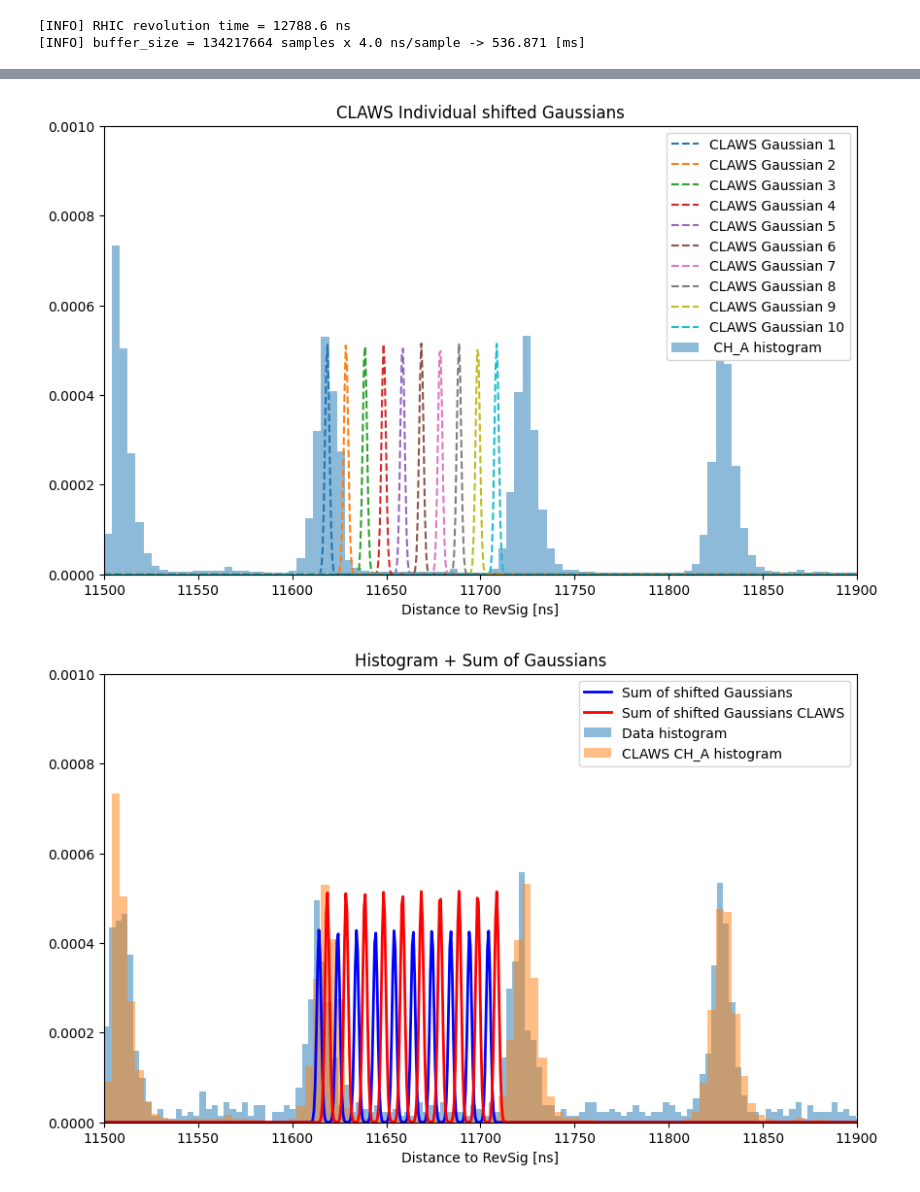
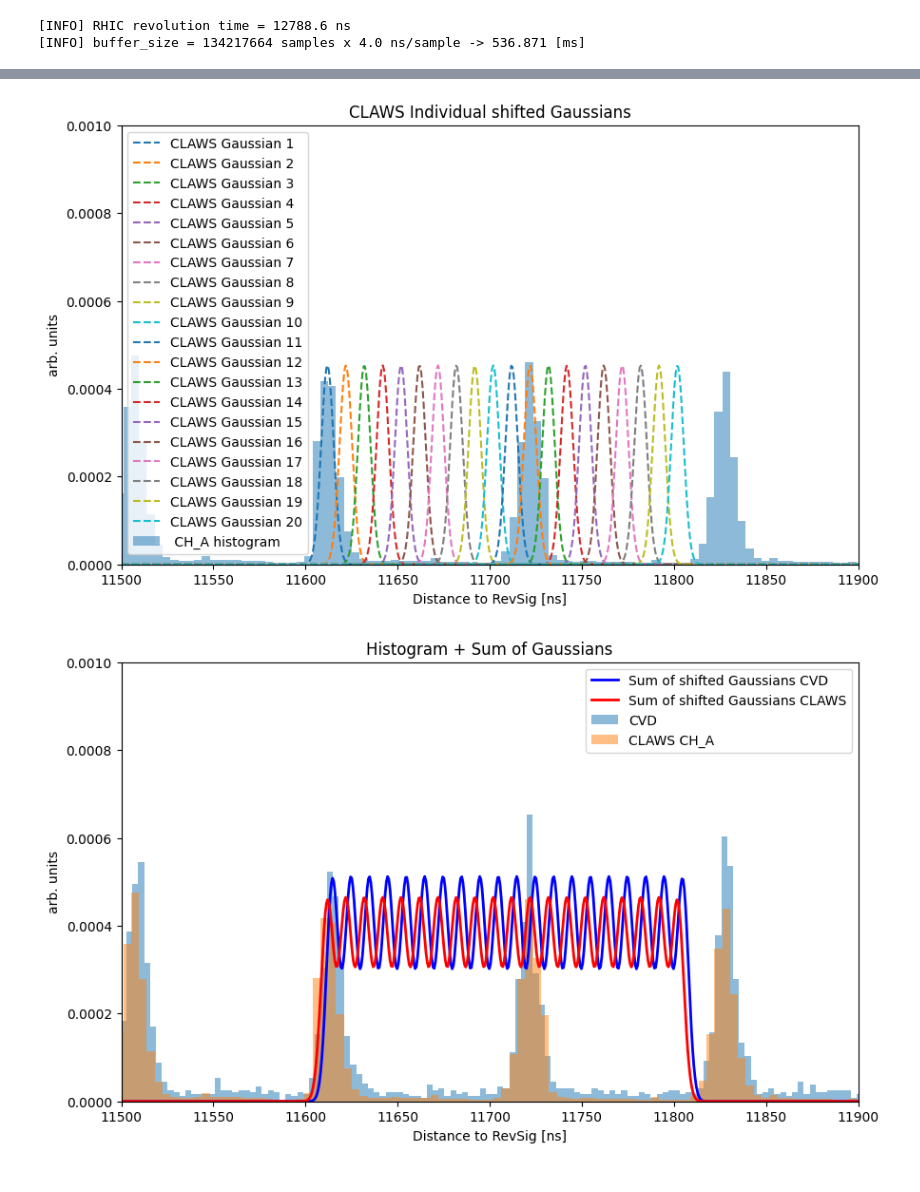
Before and after one commit to mohaas33/rhic_blm_daq, a Jupyter notebook: RHIC_BLM_2025_AuAu.ipynb, the cells around one changed output, grey strips where cells are left out. Saved outputs shown, nothing was run; the diff lists cells and outputs as text; code cells hidden in the pictures.

Commit message:
Adding more CLAWS distributions

```diff
--- a/RHIC_BLM_2025_AuAu.ipynb
+++ b/RHIC_BLM_2025_AuAu.ipynb
@@ -23,7 +23,7 @@ local_fontsize = 12
     - clean
 # %%
 # Find all CSV files in the folder
-csv_files = glob.glob('../Data/peaks_2025-08-*.csv')
+csv_files = glob.glob('../Data/peaks_2025-0*.csv')
 # Read and concatenate CSVs
 dfs = [pd.read_csv(f) for f in csv_files]
 df_ini = pd.concat(dfs, ignore_index=True)
@@ -510,9 +510,11 @@ intervals['end'] = pd.to_datetime(intervals['end'])
 intervals['start_plus_30min'] = intervals['start'] + pd.Timedelta(minutes=30)
 # Create a mask to keep only rows in df within any interval
 mask = pd.Series(False, index=df.index)
+mask_combined = pd.Series(False, index=combined.index)
 
 for _, row in intervals.iterrows():
     mask |= (df['timestamp'] >= row['start']) & (df['timestamp'] <= row['end'])
+    mask_combined |= (combined['timestamp'] >= row['start']) & (combined['timestamp'] <= row['end'])
     #mask |= (df['timestamp'] >= row['start']) & (df['timestamp'] <= row['start_plus_30min'])
 
 # Filtered DataFrame
@@ -1188,7 +1191,7 @@ import numpy as np
 import matplotlib.pyplot as plt
 from scipy.optimize import curve_fit
 
-fit_data_1 = timing_CLAWS_a
+fit_data_1 = timing_CLAWS_b
 fit_data = all_distances_1+488
 
 # --- Define Gaussian ---
@@ -1233,8 +1236,8 @@ fit_curve = gaussian(x_dense, amp, mean, sigma)
 fit_curve_1 = gaussian(x_dense_1, amp_1, mean_1, sigma_1)
 
 plt.figure(figsize=(10,6))
-plt.bar(bin_centers, counts, width=bin_edges[1]-bin_edges[0], alpha=0.5, label="Data histogram")
-plt.bar(bin_centers_1, counts_1, width=bin_edges_1[1]-bin_edges_1[0], alpha=0.5, label="CLAWS CH_A histogram")
+plt.bar(bin_centers, counts, width=bin_edges[1]-bin_edges[0], alpha=0.5, label="CVD")
+plt.bar(bin_centers_1, counts_1, width=bin_edges_1[1]-bin_edges_1[0], alpha=0.5, label="CLAWS CH_A")
 plt.plot(x_dense, fit_curve, 'b-', lw=2, label="Fitted Gaussian")
 plt.plot(x_dense_1, fit_curve_1, 'r-', lw=2, label="Fitted Gaussian CLAWS CH_A")
 plt.xlim(11500, 11900)
@@ -1254,6 +1257,6 @@ Fit parameters CH_A: 0.0005150804540882579 11618.572612673779 5.817351448801044
 # %%
 # --- Generate shifted Gaussians ---
-n = 10
+n = 20
 spacing = 10   # change this for different spacing
 x_dense = np.linspace(min(bin_centers), max(bin_centers) + spacing*n, 4000*5)
 x_dense_1 = np.linspace(min(bin_centers_1), max(bin_centers_1) + spacing*n, 4000*5)
@@ -1262,9 +1265,9 @@ gaussians_1 = []
 
 for i in range(n):
     shift = i * spacing
-    g = gaussian(x_dense, amp, mean + shift, sigma/5)
+    g = gaussian(x_dense, amp, mean + shift, sigma-2)
     gaussians.append(g)
-    g_1 = gaussian(x_dense_1, amp_1, mean_1 + shift, sigma_1/5)
+    g_1 = gaussian(x_dense_1, amp_1, mean_1 + shift, sigma_1-2)
     gaussians_1.append(g_1)
 
 # --- Plot individual Gaussians ---
@@ -1280,6 +1283,6 @@ plt.xlim(11500, 11900)
 plt.ylabel('arb. units')
 plt.xlabel('Distance to RevSig [ns]')
 
-plt.title("Individual shifted Gaussians")
+plt.title("CVD Individual shifted Gaussians")
 plt.show()
 # %% [output]
@@ -1303,25 +1306,25 @@ plt.xlabel('Distance to RevSig [ns]')
 plt.title("CLAWS Individual shifted Gaussians")
 plt.show()
 # %% [output]
-[figure, old version]
+[figure, new version]
 # %%
 # --- Add them up ---
 sum_gaussians = np.sum(gaussians, axis=0)
 sum_gaussians_1 = np.sum(gaussians_1, axis=0)
 
 plt.figure(figsize=(10,6))
-plt.bar(bin_centers, counts, width=bin_edges[1]-bin_edges[0], alpha=0.5, label="Data histogram")
-plt.bar(bin_centers_1, counts_1, width=bin_edges_1[1]-bin_edges_1[0], alpha=0.5, label="CLAWS CH_A histogram")
-plt.plot(x_dense, sum_gaussians, color='blue', lw=2, label="Sum of shifted Gaussians")
+plt.bar(bin_centers, counts, width=bin_edges[1]-bin_edges[0], alpha=0.5, label="CVD")
+plt.bar(bin_centers_1, counts_1, width=bin_edges_1[1]-bin_edges_1[0], alpha=0.5, label="CLAWS CH_A")
+plt.plot(x_dense, sum_gaussians, color='blue', lw=2, label="Sum of shifted Gaussians CVD")
 plt.plot(x_dense_1, sum_gaussians_1, color='red', lw=2, label="Sum of shifted Gaussians CLAWS")
 plt.legend()
 plt.xlim(11500, 11900)
 plt.ylim(0,1e-3)
 
 plt.title("Histogram + Sum of Gaussians")
 plt.ylabel('arb. units')
 plt.xlabel('Distance to RevSig [ns]')
 
 plt.show()
 # %% [output]
-[figure, old version]
+[figure, new version]
```
Also changed, not shown: parts of 26 cells of this notebook, 10 other files.
